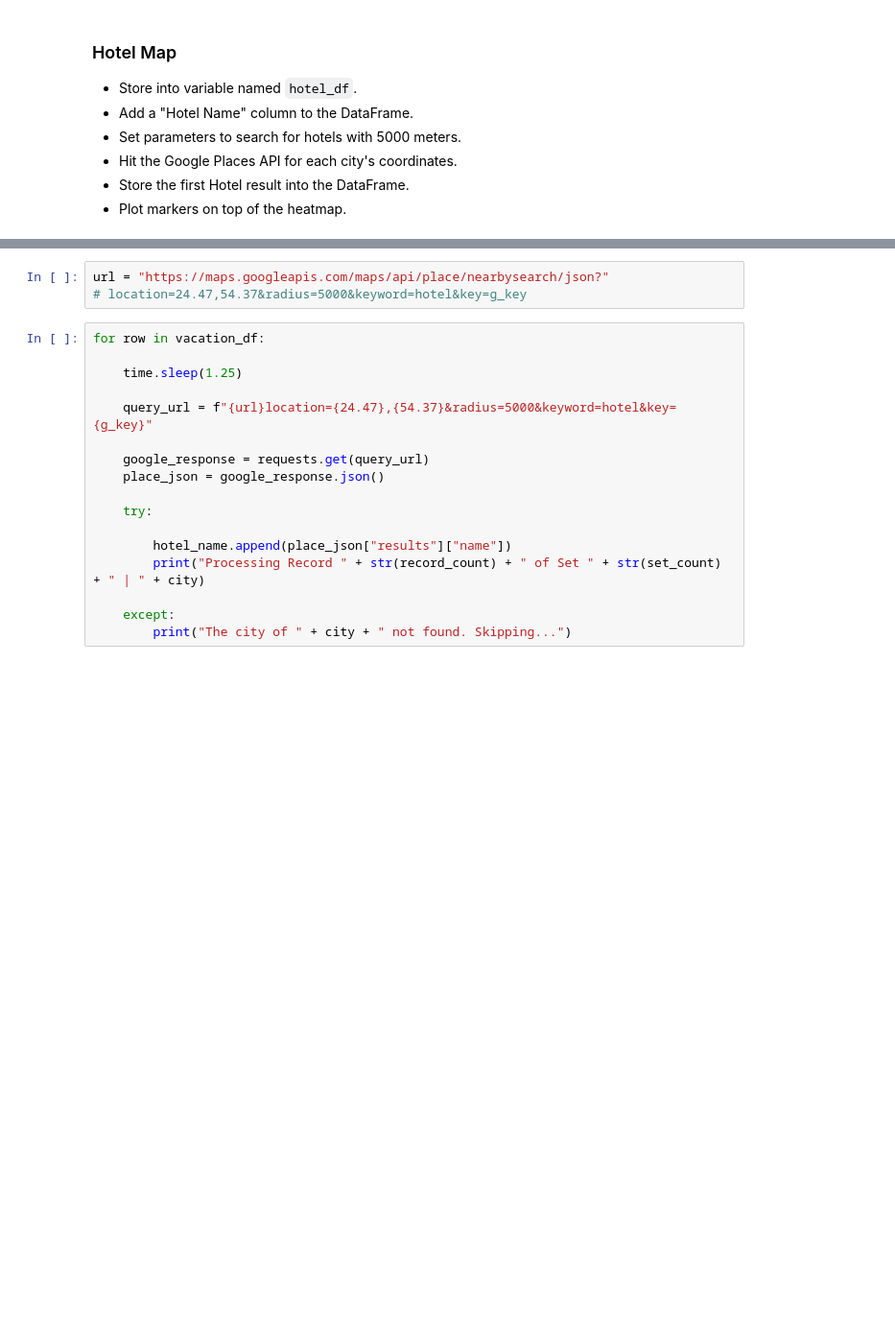
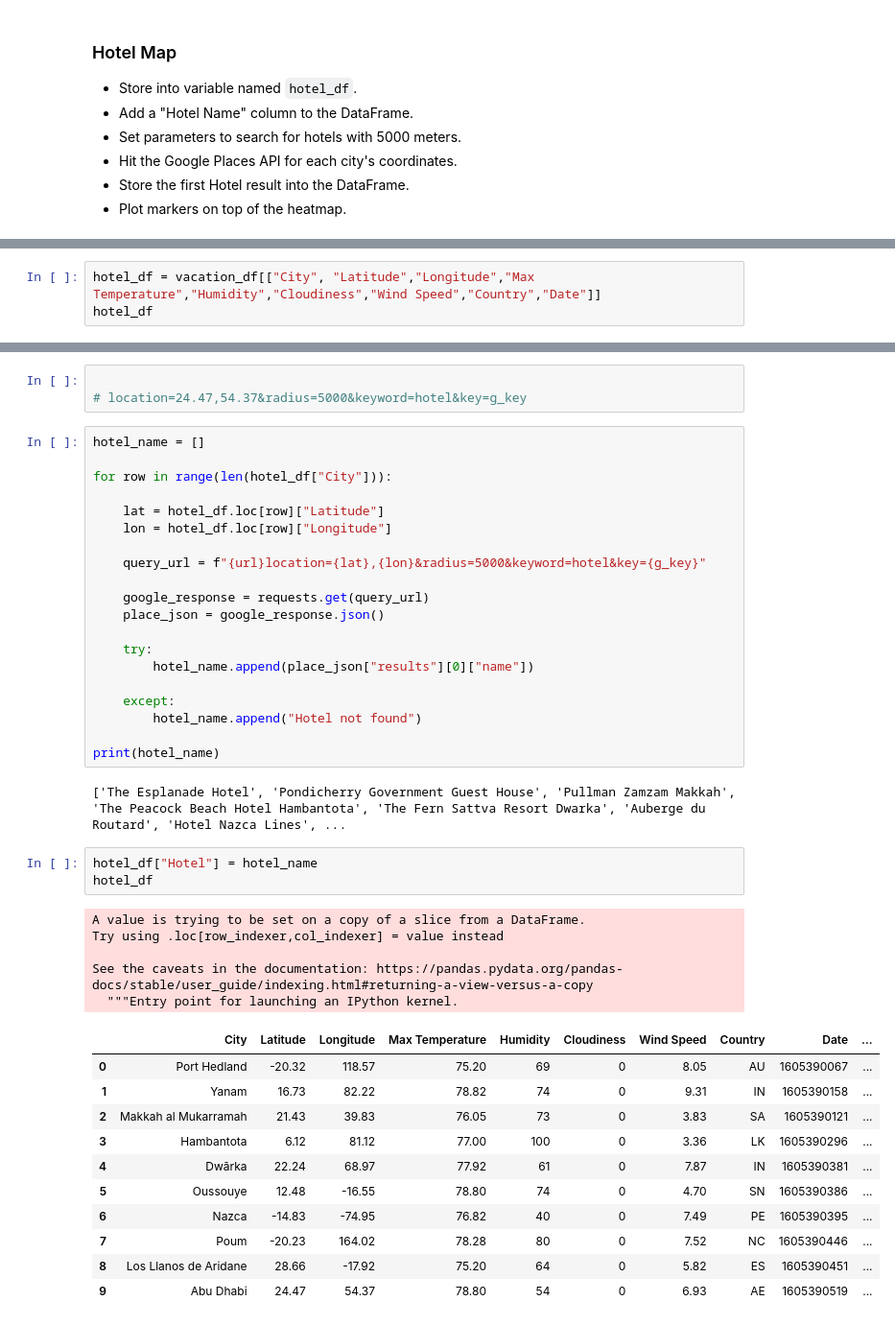
Before and after one commit to Kylmalcolm/Global-Weather-Analysis, a Jupyter notebook: VacationPy.ipynb, the cells around one changed output, grey strips where cells are left out. Shown at 96% size. Saved outputs shown, nothing was run; the diff lists cells and outputs as text; blank space fills up the shorter version.

Commit message:
wrapping up vacationpy

```diff
--- a/VacationPy.ipynb
+++ b/VacationPy.ipynb
@@ -95,0 +94,3 @@ vacation_df
+# %%
+hotel_df = vacation_df[["City", "Latitude","Longitude","Max Temperature","Humidity","Cloudiness","Wind Speed","Country","Date"]]
+hotel_df
@@ -96,23 +109,48 @@ vacation_df
 # %%
-url = "https://maps.googleapis.com/maps/api/place/nearbysearch/json?"
+
 # location=24.47,54.37&radius=5000&keyword=hotel&key=g_key
 # %%
-for row in vacation_df:
+hotel_name = []
 
-    time.sleep(1.25)
+for row in range(len(hotel_df["City"])):
 
-    query_url = f"{url}location={24.47},{54.37}&radius=5000&keyword=hotel&key={g_key}"
+    lat = hotel_df.loc[row]["Latitude"]
+    lon = hotel_df.loc[row]["Longitude"]
+
+    query_url = f"{url}location={lat},{lon}&radius=5000&keyword=hotel&key={g_key}"
 
     google_response = requests.get(query_url)
     place_json = google_response.json()
 
     try:
-
-        hotel_name.append(place_json["results"]["name"])
-        print("Processing Record " + str(record_count) + " of Set " + str(set_count) + " | " + city)
+        hotel_name.append(place_json["results"][0]["name"])
 
     except:
-        print("The city of " + city + " not found. Skipping...")
+        hotel_name.append("Hotel not found")
+
+print(hotel_name)
+# %% [output]
+['The Esplanade Hotel', 'Pondicherry Government Guest House', 'Pullman Zamzam Makkah', 'The Peacock Beach Hotel Hambantota', 'The Fern Sattva Resort Dwarka', 'Auberge du Routard', 'Hotel Nazca Lines', ...
+# %%
+hotel_df["Hotel"] = hotel_name
+hotel_df
+# %% [output]
+A value is trying to be set on a copy of a slice from a DataFrame.
+Try using .loc[row_indexer,col_indexer] = value instead
+
+See the caveats in the documentation: https://pandas.pydata.org/pandas-docs/stable/user_guide/indexing.html#returning-a-view-versus-a-copy
+  """Entry point for launching an IPython kernel.
+|  | City | Latitude | Longitude | Max Temperature | Humidity | Cloudiness | Wind Speed | Country | Date | ... |
+| 0 | Port Hedland | -20.32 | 118.57 | 75.20 | 69 | 0 | 8.05 | AU | 1605390067 | ... |
+| 1 | Yanam | 16.73 | 82.22 | 78.82 | 74 | 0 | 9.31 | IN | 1605390158 | ... |
+| 2 | Makkah al Mukarramah | 21.43 | 39.83 | 76.05 | 73 | 0 | 3.83 | SA | 1605390121 | ... |
+| 3 | Hambantota | 6.12 | 81.12 | 77.00 | 100 | 0 | 3.36 | LK | 1605390296 | ... |
+| 4 | Dwārka | 22.24 | 68.97 | 77.92 | 61 | 0 | 7.87 | IN | 1605390381 | ... |
+| 5 | Oussouye | 12.48 | -16.55 | 78.80 | 74 | 0 | 4.70 | SN | 1605390386 | ... |
+| 6 | Nazca | -14.83 | -74.95 | 76.82 | 40 | 0 | 7.49 | PE | 1605390395 | ... |
+| 7 | Poum | -20.23 | 164.02 | 78.28 | 80 | 0 | 7.52 | NC | 1605390446 | ... |
+| 8 | Los Llanos de Aridane | 28.66 | -17.92 | 75.20 | 64 | 0 | 5.82 | ES | 1605390451 | ... |
+| 9 | Abu Dhabi | 24.47 | 54.37 | 78.80 | 54 | 0 | 6.93 | AE | 1605390519 | ... |
 # %%
 # NOTE: Do not change any of the code in this cell
 
```
Also changed, not shown: parts of 4 cells of this notebook.
